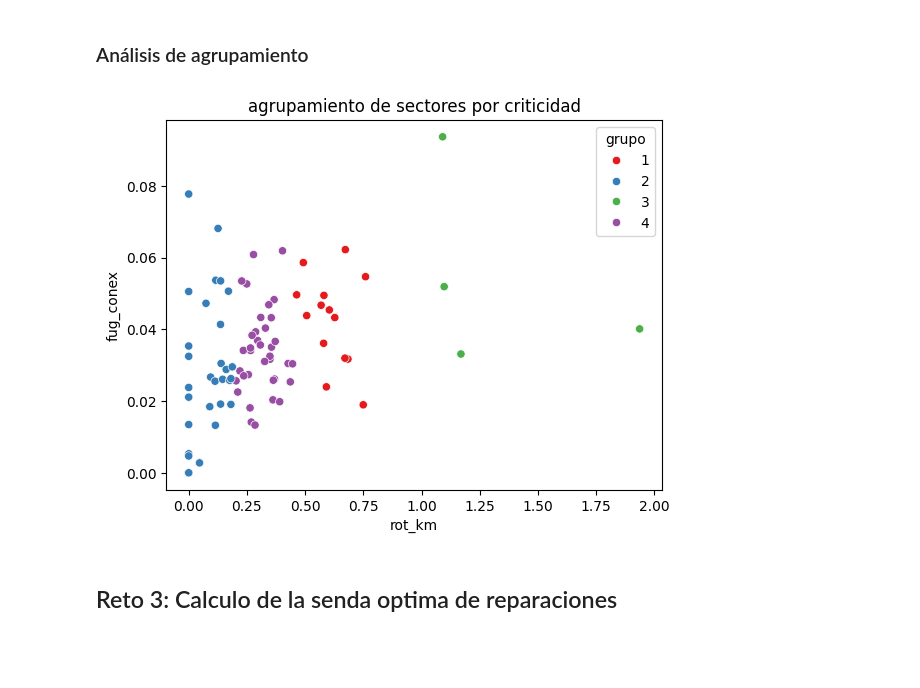
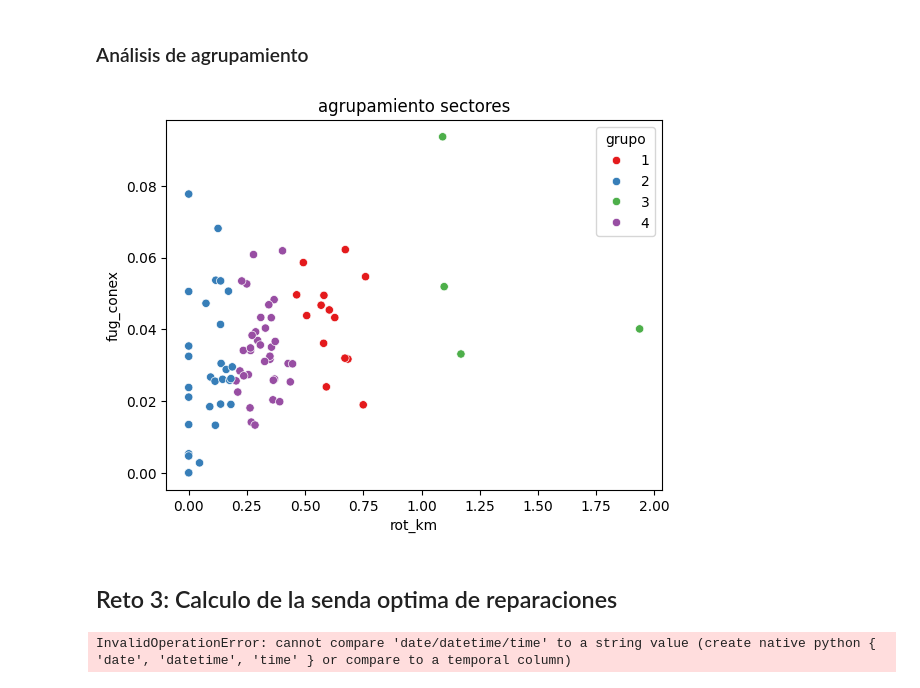
Before and after one commit to khar20/datathon-sunass, a Jupyter notebook: main.ipynb, the cells around one changed output. Drawn from its saved outputs; the diff is of its cells as text; code cells hidden in the pictures; blank space fills up the shorter version.

```diff
--- a/main.ipynb
+++ b/main.ipynb
@@ -71,8 +137,16 @@ obs_unicas = pl.DataFrame({
 # %% [markdown]
 ### Ranking de roturas y fugas por sector
 # %%
-rank_rot = df_roturas.group_by("SECTOR").agg(pl.len().alias("total_roturas")).sort("total_roturas", descending=True)
-rank_fug = df_fugas.group_by("SECTOR").agg(pl.len().alias("total_fugas")).sort("total_fugas", descending=True)
+rank_rot = (
+    df_roturas.group_by("SECTOR")
+    .agg(pl.len().alias("total_roturas"))
+    .sort("total_roturas", descending=True)
+)
+rank_fug = (
+    df_fugas.group_by("SECTOR")
+    .agg(pl.len().alias("total_fugas"))
+    .sort("total_fugas", descending=True)
+)
 
 # grafico
 sns.barplot(data=rank_rot.head(10).to_pandas(), x="SECTOR", y="total_roturas")
@@ -125,18 +258,26 @@ prom_fug_final = pl.concat([prom_fug_sector, total_prom_fug])
 ### Normalización de casos
 # %%
 df_redes = df_redes.rename({"Conexiones": "conex", "red_distribucion": "m_dist"})
-df_merged = df_redes.join(rank_rot, on="SECTOR", how="left").join(rank_fug, on="SECTOR", how="left").fill_null(0)
+df_merged = (
+    df_redes.join(rank_rot, on="SECTOR", how="left")
+    .join(rank_fug, on="SECTOR", how="left")
+    .fill_null(0)
+)
 
-df_merged = df_merged.with_columns([
-    (pl.col("total_roturas") / (pl.col("m_dist") / 1000)).alias("rot_km"),
-    (pl.col("total_fugas") / pl.col("conex")).alias("fug_conex")
-])
+df_merged = df_merged.with_columns(
+    [
+        (pl.col("total_roturas") / (pl.col("m_dist") / 1000)).alias("rot_km"),
+        (pl.col("total_fugas") / pl.col("conex")).alias("fug_conex"),
+    ]
+)
 
 # unimos con caudal promedio
-df_clasif = df_merged.join(df_cau.select(["SECTOR", "PROMEDIO"]), on="SECTOR", how="left").rename({"PROMEDIO": "caudal_prom"})
+df_clasif = df_merged.join(
+    df_cau.select(["SECTOR", "PROMEDIO"]), on="SECTOR", how="left"
+).rename({"PROMEDIO": "caudal_prom"})
 
-sns.scatterplot(data=df_clasif.to_pandas(), x='rot_km', y='fug_conex')
-plt.title('dispersion: roturas/km vs fugas/conexion')
+sns.scatterplot(data=df_clasif.to_pandas(), x="rot_km", y="fug_conex")
+plt.title("dispersion: roturas/km vs fugas/conexion")
 plt.show()
 # %% [output]
 [figure]
@@ -145,13 +286,50 @@ plt.show()
 # %%
 km = KMeans(n_clusters=4, random_state=42)
 coords_cluster = df_clasif.select(["rot_km", "fug_conex"]).to_numpy()
-df_clasif = df_clasif.with_columns(pl.Series("grupo", km.fit_predict(coords_cluster) + 1))
+df_clasif = df_clasif.with_columns(
+    pl.Series("grupo", km.fit_predict(coords_cluster) + 1)
+)
 
 # grafico
-sns.scatterplot(data=df_clasif.to_pandas(), x="rot_km", y="fug_conex", hue="grupo", palette="Set1")
+sns.scatterplot(
+    data=df_clasif.to_pandas(), x="rot_km", y="fug_conex", hue="grupo", palette="Set1"
+)
 plt.title("agrupamiento sectores")
 plt.show()
 # %% [output]
-[figure, old version]
+[figure, new version]
 # %% [markdown]
 ## Reto 3: Calculo de la senda optima de reparaciones
+# %%
+# filtrar dia especifico
+dia = "2025-03-28"
+puntos_dia = df_roturas.filter(pl.col("fecha_inicio") == dia.dt).select(["CONEXION", "latitud", "longitud"]).unique()
+
+# sede piura
+lat_eps, lon_eps = -5.190628, -80.641601
+puntos_lista = [{"id": "PARTIDA", "lat": lat_eps, "lon": lon_eps}]
+for r in puntos_dia.to_dicts():
+    puntos_lista.append({"id": str(r["CONEXION"]), "lat": r["latitud"], "lon": r["longitud"]})
+
+# logica del vecino mas cercano (greedy)
+recorrido = [puntos_lista[0]]
+restantes = puntos_lista[1:]
+
+while restantes:
+    actual = recorrido[-1]
+    # encontrar el mas cercano usando formula euclidiana simple
+    siguiente = min(restantes, key=lambda p: math.sqrt((p["lat"]-actual["lat"])**2 + (p["lon"]-actual["lon"])**2))
+    recorrido.append(siguiente)
+    restantes.remove(siguiente)
+
+recorrido.append(puntos_lista[0]) # volver a sede
+
+# grafico de la ruta
+df_ruta_plot = pd.DataFrame(recorrido)
+plt.plot(df_ruta_plot["lon"], df_ruta_plot["lat"], "bo-")
+plt.plot(lon_eps, lat_eps, "rs", markersize=10, label="sede")
+plt.title("senda optima de reparaciones - 28/03/2025")
+plt.legend()
+plt.show()
+# %% [output]
+InvalidOperationError: cannot compare 'date/datetime/time' to a string value (create native python { 'date', 'datetime', 'time' } or compare to a temporal column)
```
Also changed, not shown: parts of 6 cells of this notebook.
